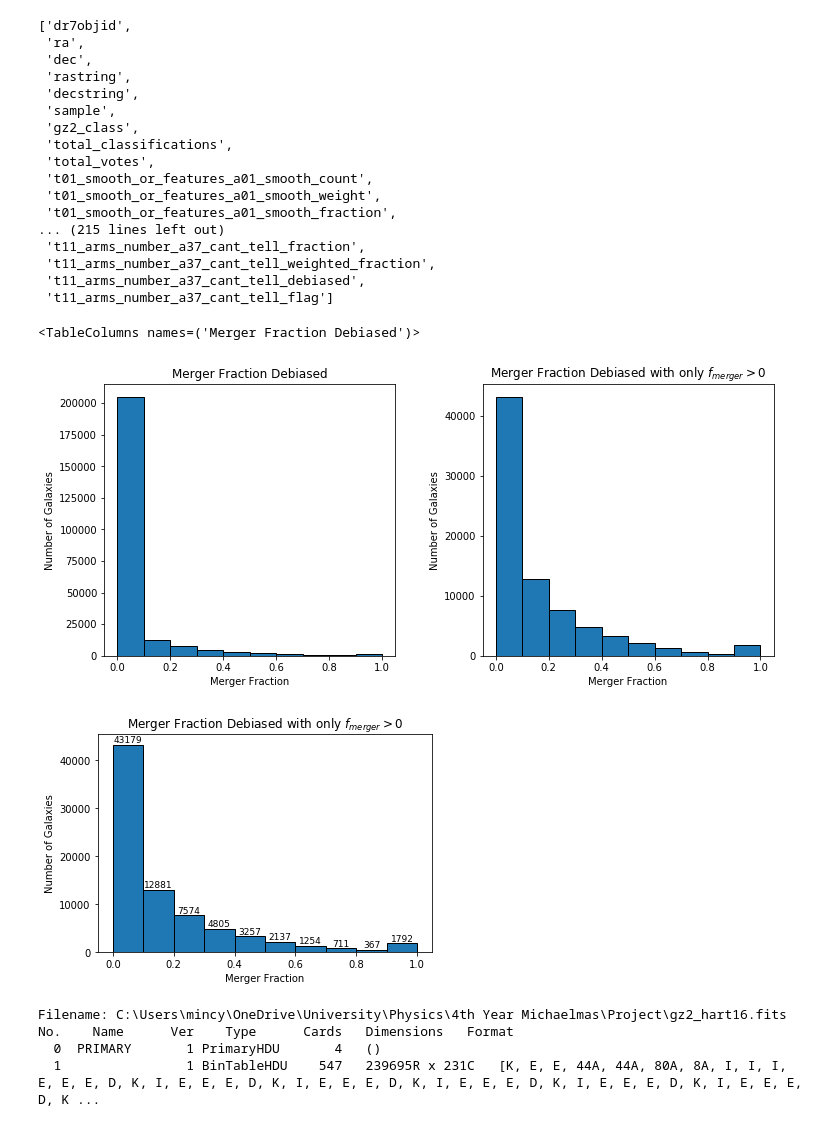
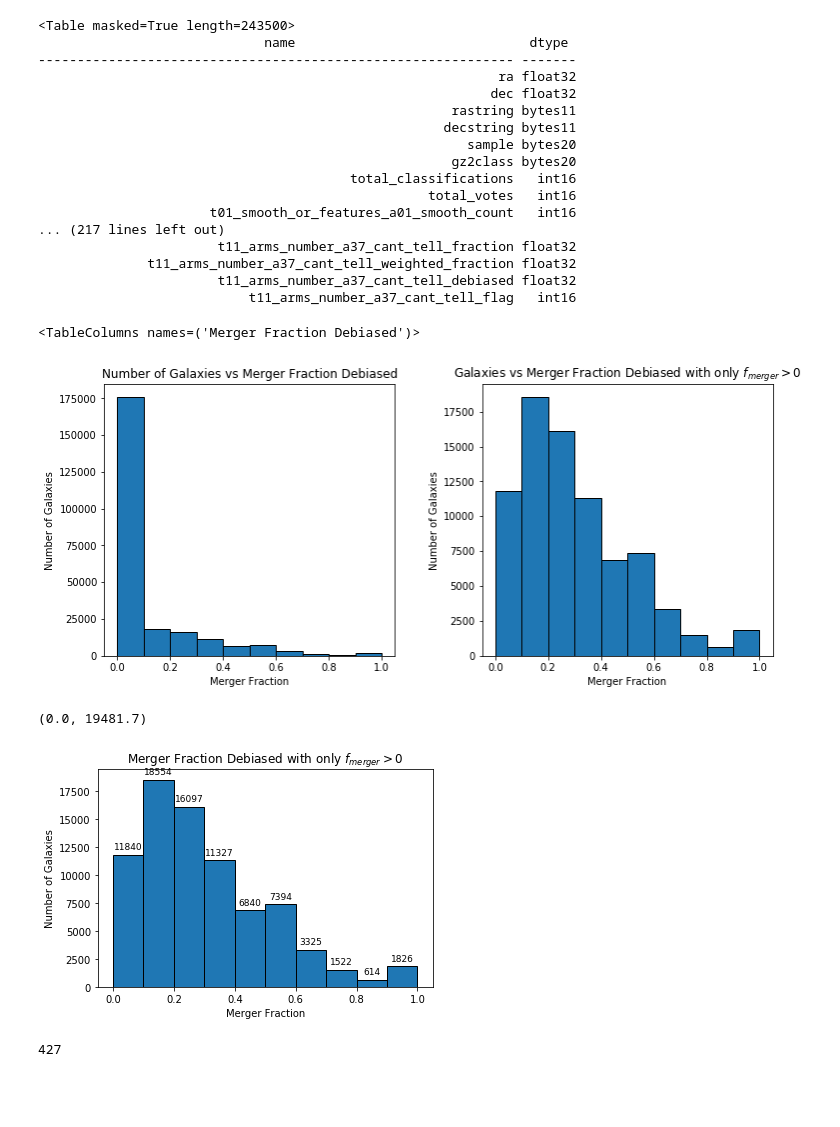
Before and after one commit to tplews98/MPhys_Project, a Jupyter notebook: testing.ipynb, the cells around one changed output. Drawn from its saved outputs; the diff is of its cells as text; code cells hidden in the pictures; blank space fills up the shorter version.

```diff
--- a/testing.ipynb
+++ b/testing.ipynb
@@ -8,26 +8,28 @@ import pandas as pd
 %matplotlib inline
 
 # Import gz2 data as a table
-gz2_data = Table.read("gz2_hart16.fits")
-list(gz2_data.columns)
+# filename = "gz2_hart16.fits"
+filename = "Papers\zoo2MainSpecz.fits"
+gz2_data = Table.read(filename, format="fits")
+print(gz2_data.info)
 # %% [output]
-['dr7objid',
- 'ra',
- 'dec',
- 'rastring',
- 'decstring',
- 'sample',
- 'gz2_class',
- 'total_classifications',
- 'total_votes',
- 't01_smooth_or_features_a01_smooth_count',
- 't01_smooth_or_features_a01_smooth_weight',
- 't01_smooth_or_features_a01_smooth_fraction',
-... (215 lines left out)
- 't11_arms_number_a37_cant_tell_fraction',
- 't11_arms_number_a37_cant_tell_weighted_fraction',
- 't11_arms_number_a37_cant_tell_debiased',
- 't11_arms_number_a37_cant_tell_flag']
+<Table masked=True length=243500>
+                             name                              dtype
+------------------------------------------------------------- -------
+                                                           ra float32
+                                                          dec float32
+                                                     rastring bytes11
+                                                    decstring bytes11
+                                                       sample bytes20
+                                                     gz2class bytes20
+                                        total_classifications   int16
+                                                  total_votes   int16
+                      t01_smooth_or_features_a01_smooth_count   int16
+... (217 lines left out)
+                       t11_arms_number_a37_cant_tell_fraction float32
+              t11_arms_number_a37_cant_tell_weighted_fraction float32
+                       t11_arms_number_a37_cant_tell_debiased float32
+                           t11_arms_number_a37_cant_tell_flag   int16
 # %%
 # Filter out debiased merger fraction only
 merger_debiased = Table([gz2_data["t08_odd_feature_a24_merger_debiased"]])
@@ -42,35 +44,39 @@ fig, ax = plt.subplots(1, 2, figsize=(12,5))
 ax[0].hist(merger_debiased["Merger Fraction Debiased"],  bins=10, range=(0,1), edgecolor="black")
 ax[0].set_xlabel("Merger Fraction")
 ax[0].set_ylabel("Number of Galaxies")
-ax[0].set_title("Merger Fraction Debiased")
+ax[0].set_title("Number of Galaxies vs Merger Fraction Debiased")
 
 # Plot historgram of gz2 data with non zero merger fraction
 merger_debiased_nonzero = merger_debiased[merger_debiased["Merger Fraction Debiased"] > 0]
 ax[1].hist(merger_debiased_nonzero["Merger Fraction Debiased"], bins=10, range=(0,1), edgecolor="black")
 ax[1].set_xlabel("Merger Fraction")
 ax[1].set_ylabel("Number of Galaxies")
-ax[1].set_title("Merger Fraction Debiased with only $f_{merger} > 0$")
+ax[1].set_title("Galaxies vs Merger Fraction Debiased with only $f_{merger} > 0$")
 fig.subplots_adjust(wspace=0.3)
 # %% [output]
-[figure, old version]
+[figure, new version]
 # %%
-merger_debiased_nonzero = merger_debiased[merger_debiased["Merger Fraction Debiased"] > 0]
+# Plot same second graph as above with labels for number of galaxies in bin
 num_of_bins = 10
-data = merger_debiased_nonzero["Merger Fraction Debiased"]
-fig = plt.hist(data, bins=num_of_bins, range=(0,1), edgecolor="black")
+fig2 = plt.hist(merger_debiased_nonzero["Merger Fraction Debiased"], bins=num_of_bins, range=(0,1), edgecolor="black")
 plt.xlabel("Merger Fraction")
 plt.ylabel("Number of Galaxies")
 plt.title("Merger Fraction Debiased with only $f_{merger} > 0$")
+plt.ylim(0, )
 for i in range(num_of_bins):
-    plt.text((fig[1][i] + fig[1][i+1]) / 2,fig[0][i]+500,str(int(fig[0][i])), fontsize=9, ha='center')
+    plt.text((fig2[1][i] + fig2[1][i+1]) / 2,fig2[0][i]+500,str(int(fig2[0][i])), fontsize=9, ha='center')
 plt.show()
 # %% [output]
+(0.0, 19481.7)
-[figure, old version]
+[figure, new version]
-# %%
-tb = fits.open(r"C:\Users\mincy\OneDrive\University\Physics\4th Year Michaelmas\Project\gz2_hart16.fits")
-tb.info()
-# %% [output]
-Filename: C:\Users\mincy\OneDrive\University\Physics\4th Year Michaelmas\Project\gz2_hart16.fits
-No.    Name      Ver    Type      Cards   Dimensions   Format
-  0  PRIMARY       1 PrimaryHDU       4   ()
-  1                1 BinTableHDU    547   239695R x 231C   [K, E, E, 44A, 44A, 80A, 8A, I, I, I, E, E, E, D, K, I, E, E, E, D, K, I, E, E, E, D, K, I, E, E, E, D, K, I, E, E, E, D, K, I, E, E, E, D, K ...
+# %%
+# Resample data for only galaxies which have merger_flag = 1, and that have a minimum number of merger votes
+
+# greater_than_1 = gz2_data[gz2_data["t08_odd_feature_a24_merger_count"] > 1]
+# mergers = greater_than_1[greater_than_1["t08_odd_feature_a24_merger_debiased"] == 1]
+
+mergers = gz2_data[gz2_data["t08_odd_feature_a24_merger_flag"] == 1]
+mergers = mergers[mergers["t08_odd_feature_a24_merger_count"] > 20]
+print(len(mergers["t08_odd_feature_a24_merger_debiased"]))
+# %% [output]
+427
```
Also changed, not shown: parts of 1 cell of this notebook.
